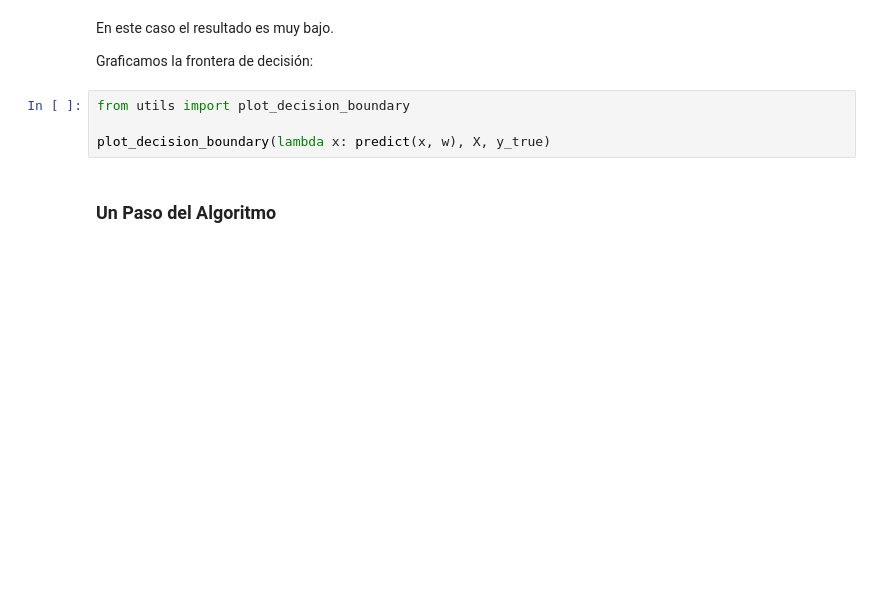
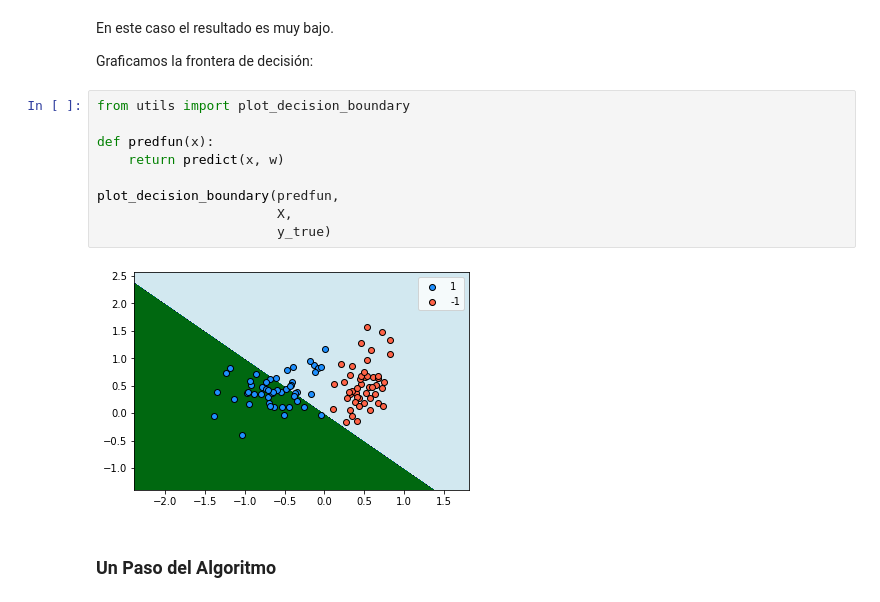
Before and after one commit to DiploDatos/IntroduccionAprendizajeAutomatico, a Jupyter notebook: 02 Perceptron.ipynb, the cells around one changed output. Drawn from its saved outputs; the diff is of its cells as text; blank space fills up the shorter version.

```diff
--- a/02 Perceptron.ipynb
+++ b/02 Perceptron.ipynb
@@ -83,7 +106,14 @@ Graficamos la frontera de decisión:
 # %%
 from utils import plot_decision_boundary
 
-plot_decision_boundary(lambda x: predict(x, w), X, y_true)
+def predfun(x):
+    return predict(x, w)
+
+plot_decision_boundary(predfun,
+                       X,
+                       y_true)
+# %% [output]
+[figure, added]
 # %% [markdown]
 ### Un Paso del Algoritmo
 # %% [markdown]
```
Also changed, not shown: parts of 21 cells of this notebook.
